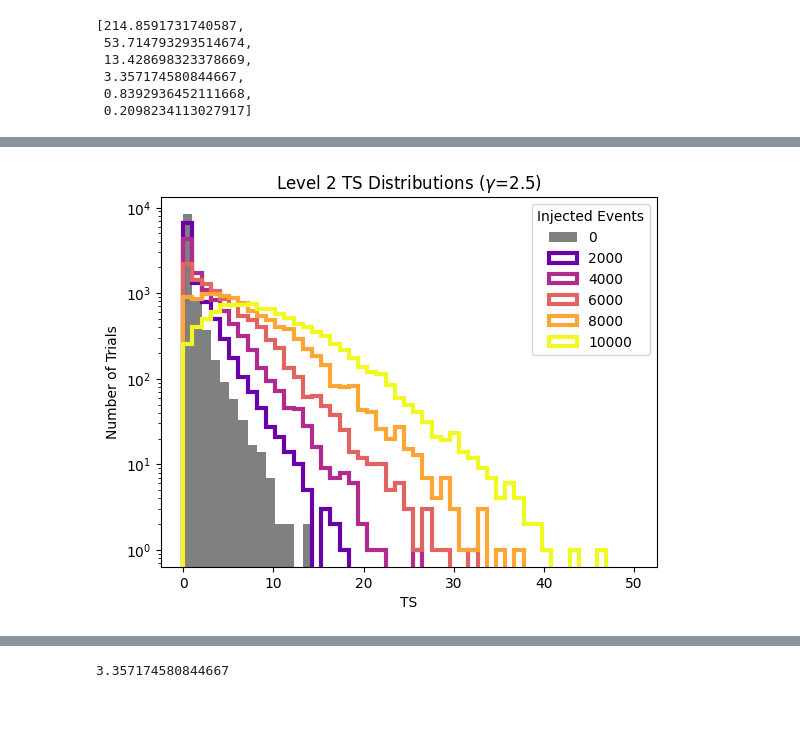
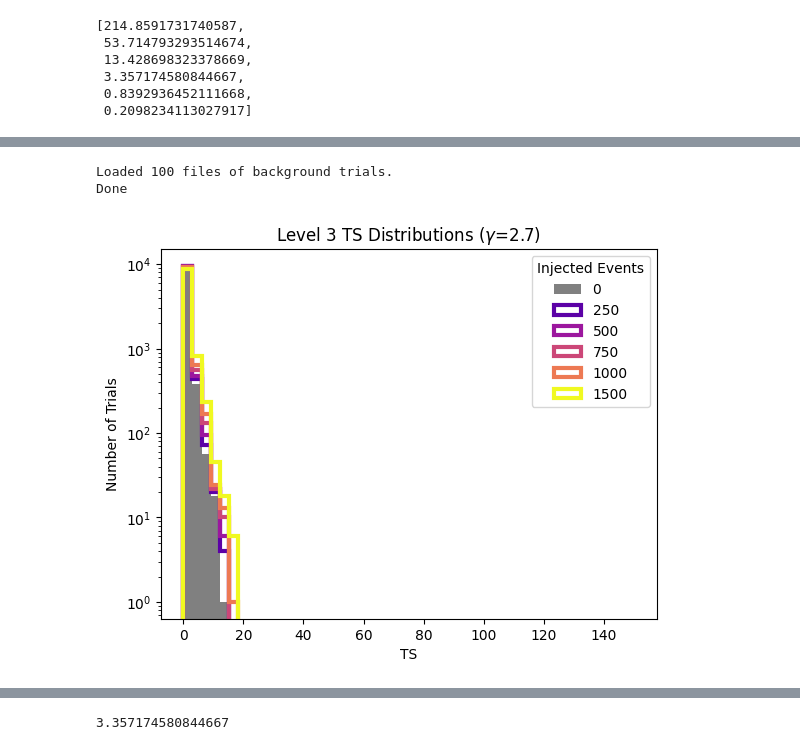
Before and after one commit to MACampana/BinnedTracks, a Jupyter notebook: NEW_BinnedAnalysis.ipynb, the cells around one changed output, grey strips where cells are left out. Drawn from its saved outputs; the diff is of its cells as text; code cells hidden in the pictures; blank space fills up the shorter version.

```diff
--- a/NEW_BinnedAnalysis.ipynb
+++ b/NEW_BinnedAnalysis.ipynb
@@ -1238,11 +1273,11 @@ class BinnedTemplateAnalysis:
 # %%
-#data_path = 'data/level3/binned/Level3_2020.binned_data.nside32.npy'
-data_path = 'data/level3/exp'
-sig_path = 'data/level3/sim/npy/Level3_sim_2.npy'
+data_path = 'data/level3/binned/Level3_2020_50bins.binned_data.nside32.npy'
+#data_path = 'data/level3/exp/npy'
+sig_path = 'data/level3/sim/npy/Level3_sim.npy'
 grl_path = 'GRL.npy'
 template_path = 'templates/Fermi-LAT_pi0_map.npy'
 # %%
-bin_chilln = BinnedTemplateAnalysis(data_path, sig_path, grl_path, is_binned=False, savedir='data/level3/binned/', name='Level3_2020_50bins',
+bin_chilln = BinnedTemplateAnalysis(data_path, sig_path, grl_path, is_binned=True, savedir='data/level3/binned/', name='Level3_2020_50bins',
                  template=template_path, gamma=2.7, cutoff=10**(-1.0),
                  nside=32, min_dec_deg=-80, max_dec_deg=80, verbose=True,
                  ebins=[50], qtot=True, force=False)
@@ -1561,25 +1561,84 @@ Done
 # %%
-from matplotlib.cm import get_cmap
-cmap = get_cmap('plasma')
+from matplotlib import colormaps
+cmap = colormaps.get_cmap('plasma')
+
+from scipy.interpolate import interp1d, splrep, splev
+# %%
+#load and append bkg trials
+pfs = {}
+dists = {}
+cutoff = 0.1
+gamma = 2.7
+level = "3"
+nside = 32
+where_accs = ['allsky_ebins_1bins']
+for where_acc in where_accs:
+
+    filelist = sorted(glob(f'/data/user/mcampana/analysis/binned_tracks/trials/level{level}/bkg/{where_acc}/nside/{nside}/cutoff/{cutoff}/gamma/{gamma}/trials*.npy'))
+    bg_tss = np.array([])
+    c = 0
+    for f in filelist:
+        c += 1
+        arr = np.load(f, allow_pickle=True)
+        bg_tss = np.append(bg_tss, np.array(list(arr.item()['results']))['ts'])
+
+    bg_tss[bg_tss<0] = 0.0
+
+    print(f'Loaded {c} files of background trials.')
+
+    med_bg_ts = np.median(bg_tss)
+
+    #load and append sig trials
+    #nsigs = np.sort(np.array(os.listdir(f'/data/user/mcampana/analysis/binned_tracks/trials/sig/{where_acc}/nsig/'), dtype=int))
+    nsigs = np.array(sorted([int(s.split('/')[-1]) for s in glob(f'/data/user/mcampana/analysis/binned_tracks/trials/level{level}/sig/{where_acc}/nside/{nside}/cutoff/{cutoff}/gamma/{gamma}/nsig/*')]))
+    sig_tss = {}
+    passing = {}
+    for nsig in nsigs:
+        filelist = sorted(glob(f'/data/user/mcampana/analysis/binned_tracks/trials/level{level}/sig/{where_acc}/nside/{nside}/cutoff/{cutoff}/gamma/{gamma}/nsig/{nsig}/trials*.npy'))
+        tss = np.array([])
+        c = 0
+        for f in filelist:
+            c += 1
+            arr = np.load(f, allow_pickle=True)
+            tss = np.append(tss, np.array(list(arr.item()['results']))['ts'])
+
+        tss[tss<0] = 0.0
+
+        sig_tss[nsig] = tss
+
+        #passing fractions
+        passing[nsig] = np.mean(tss > med_bg_ts)
+
+    sig_tss[0] = bg_tss
+
+    passing[0] = .5
+
+    pfs[where_acc] = passing
+    dists[where_acc] = sig_tss
+
+print('Done')
+# %% [output]
+Loaded 100 files of background trials.
+Done
 # %%
 plt.figure(facecolor='w')
-bins = np.linspace(0,50,50)
+bins = np.linspace(0,150,50)
 
-for where_acc in ['allsky_ebins']: #['bothAcc', 'tempAcc', 'combAcc', 'allsky']
+for where_acc in where_accs:
     for nsig in np.append(np.array([0]), nsigs):
         if nsig == 0:
             plt.hist((dists[where_acc][nsig]), label=nsig, bins=bins, color='grey')
         else:
             plt.hist((dists[where_acc][nsig]), label=nsig, histtype='step', linewidth=3, bins=bins, color=cmap(nsig/np.max(nsigs)))
 
     #plt.vlines(np.log10(np.median(dists[where_acc][0])), 0, 1000, linestyle='--', color='k')
 
 #plt.xlim(0, 600)
 plt.title(fr'Level {level} TS Distributions ($\gamma$={gamma})')
 plt.xlabel(r'TS')
 plt.ylabel('Number of Trials')
 plt.legend(title=r'Injected Events', loc='upper right')
 plt.semilogy()
 plt.show()
 # %% [output]
-[figure, old version]
+[figure, new version]
```
Also changed, not shown: parts of 21 cells of this notebook, 1 other file.
